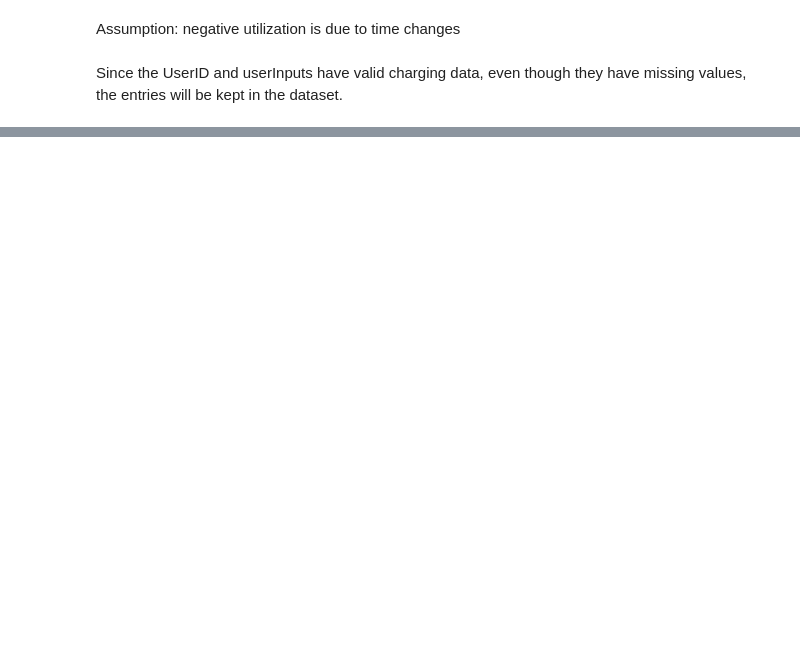
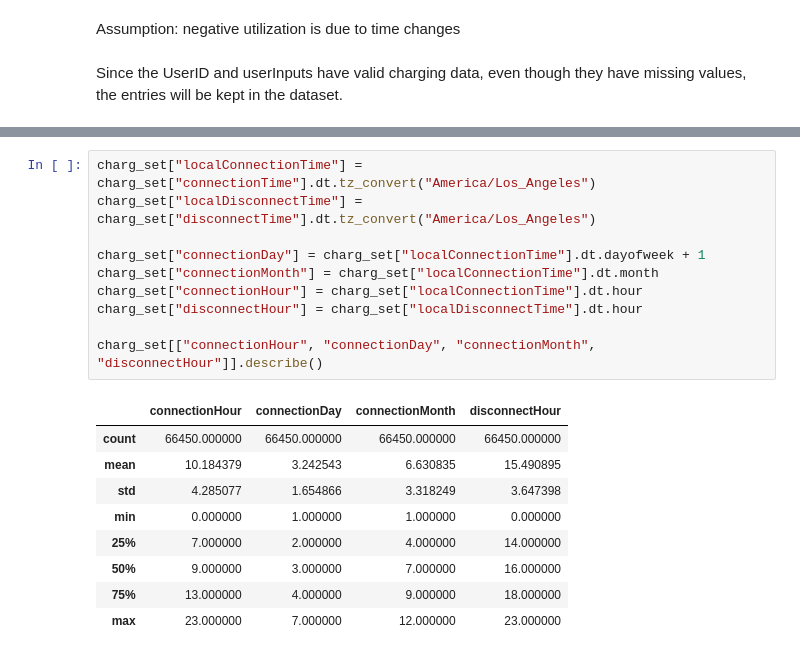
Before and after one commit to linusslange/AnalyticsAndApplications, a Jupyter notebook: LM_Exercise.ipynb, the cells around one changed output, grey strips where cells are left out. Cells and saved outputs as stored; diff of their text form; blank space fills up the shorter version.

```diff
--- a/LM_Exercise.ipynb
+++ b/LM_Exercise.ipynb
@@ -209,0 +302,20 @@ Since the UserID and userInputs have valid charging data, even though they have
+# %%
+charg_set["localConnectionTime"] = charg_set["connectionTime"].dt.tz_convert("America/Los_Angeles")
+charg_set["localDisconnectTime"] = charg_set["disconnectTime"].dt.tz_convert("America/Los_Angeles")
+
+charg_set["connectionDay"] = charg_set["localConnectionTime"].dt.dayofweek + 1
+charg_set["connectionMonth"] = charg_set["localConnectionTime"].dt.month
+charg_set["connectionHour"] = charg_set["localConnectionTime"].dt.hour
+charg_set["disconnectHour"] = charg_set["localDisconnectTime"].dt.hour
+
+charg_set[["connectionHour", "connectionDay", "connectionMonth", "disconnectHour"]].describe()
+# %% [output]
+|  | connectionHour | connectionDay | connectionMonth | disconnectHour |
+| count | 66450.000000 | 66450.000000 | 66450.000000 | 66450.000000 |
+| mean | 10.184379 | 3.242543 | 6.630835 | 15.490895 |
+| std | 4.285077 | 1.654866 | 3.318249 | 3.647398 |
+| min | 0.000000 | 1.000000 | 1.000000 | 0.000000 |
+| 25% | 7.000000 | 2.000000 | 4.000000 | 14.000000 |
+| 50% | 9.000000 | 3.000000 | 7.000000 | 16.000000 |
+| 75% | 13.000000 | 4.000000 | 9.000000 | 18.000000 |
+| max | 23.000000 | 7.000000 | 12.000000 | 23.000000 |
```
Also changed, not shown: parts of 41 cells of this notebook.
